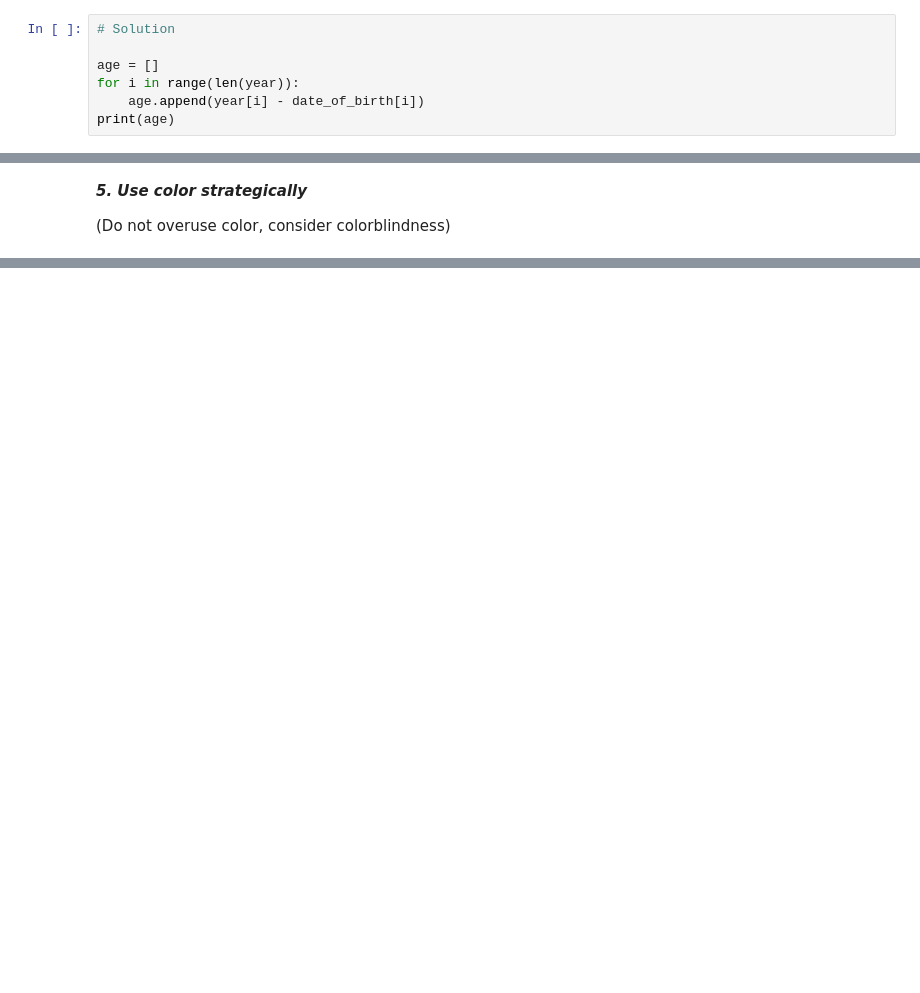
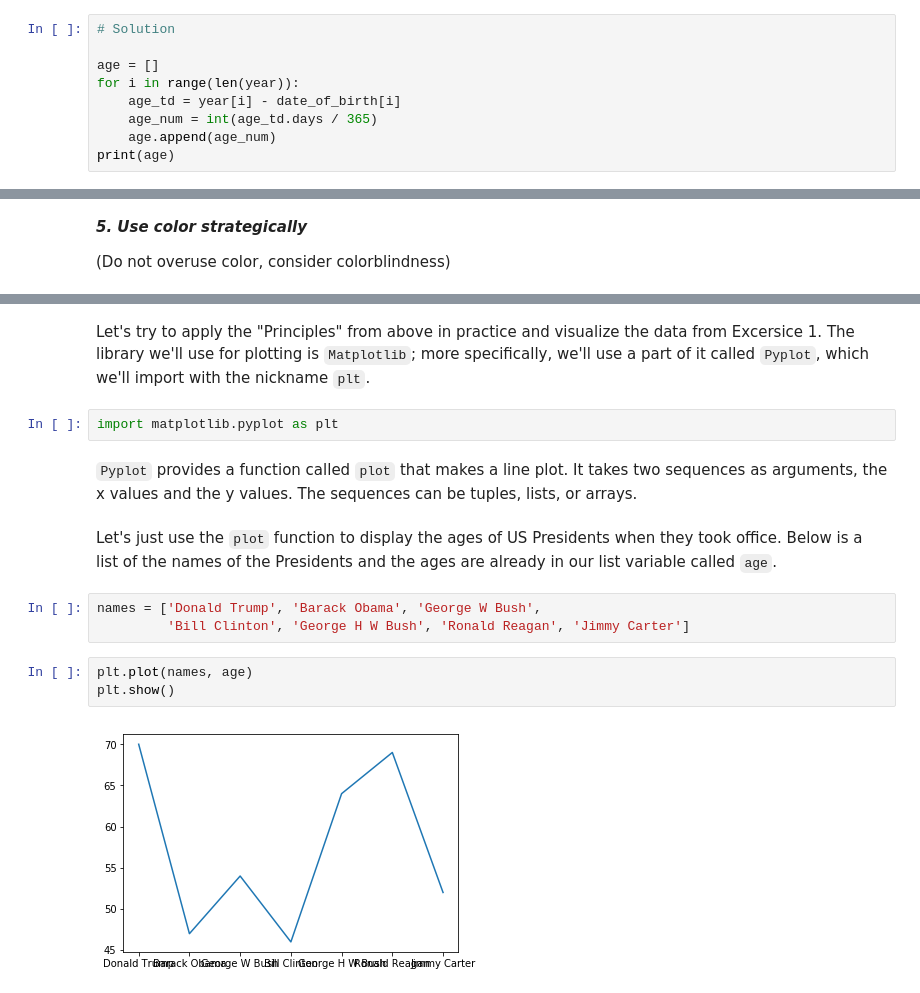
Before and after one commit to nishantsule/Data-Visualization-Workshop, a Jupyter notebook: Data-Viz-FundamentalsReview.ipynb, the cells around one changed output, grey strips where cells are left out. Saved outputs shown, nothing was run; the diff lists cells and outputs as text; blank space fills up the shorter version.

```diff
--- a/Data-Viz-FundamentalsReview.ipynb
+++ b/Data-Viz-FundamentalsReview.ipynb
@@ -192,6 +192,8 @@ print(year)
 
 age = []
 for i in range(len(year)):
-    age.append(year[i] - date_of_birth[i])
+    age_td = year[i] - date_of_birth[i]
+    age_num = int(age_td.days / 365)
+    age.append(age_num)
 print(age)
 # %% [output]
@@ -254,0 +259,16 @@ print(age)
+# %% [markdown]
+Let's try to apply the "Principles" from above in practice and visualize the data from Excersice 1. The library we'll use for plotting is `Matplotlib`; more specifically, we'll use a part of it called `Pyplot`, which we'll import with the nickname `plt`.
+# %%
+import matplotlib.pyplot as plt
+# %% [markdown]
+`Pyplot` provides a function called `plot` that makes a line plot. It takes two sequences as arguments, the x values and the y values. The sequences can be tuples, lists, or arrays.
+# %% [markdown]
+Let's just use the `plot` function to display the ages of US Presidents when they took office. Below is a list of the names of the Presidents and the ages are already in our list variable called `age`.
+# %%
+names = ['Donald Trump', 'Barack Obama', 'George W Bush',
+         'Bill Clinton', 'George H W Bush', 'Ronald Reagan', 'Jimmy Carter']
+# %%
+plt.plot(names, age)
+plt.show()
+# %% [output]
+[figure, added]
```
Also changed, not shown: parts of 25 cells of this notebook.
